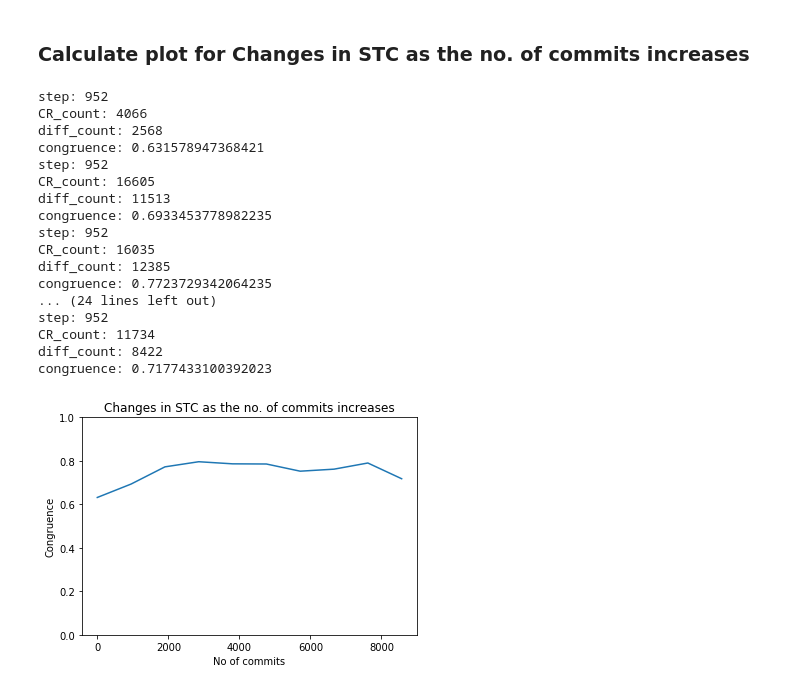
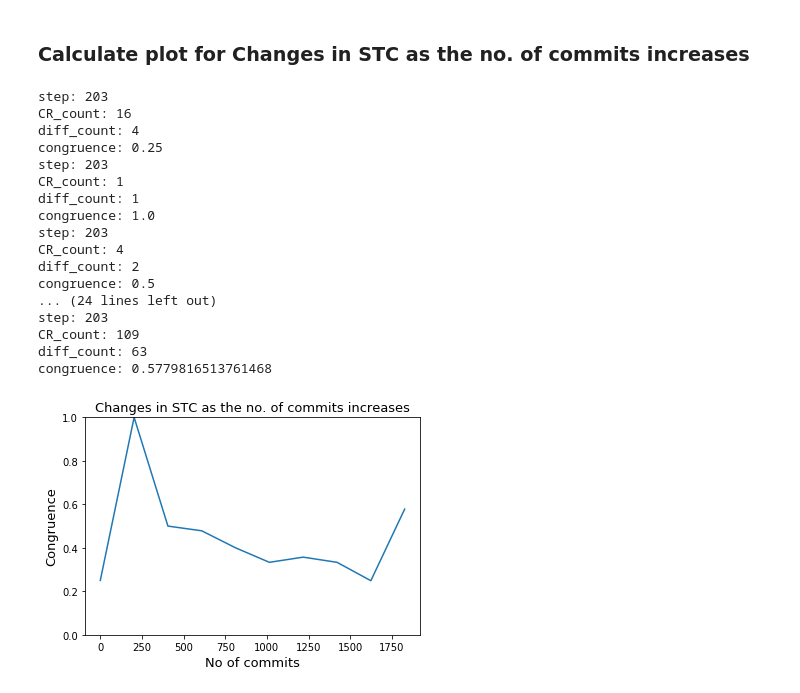
Before and after one commit to vorabrijesh/MS_SEProject, a Jupyter notebook: Calculating Congruence.ipynb, the cells around one changed output. Drawn from its saved outputs; the diff is of its cells as text; code cells hidden in the pictures.

```diff
--- a/Calculating Congruence.ipynb
+++ b/Calculating Congruence.ipynb
@@ -143,8 +143,8 @@ import json
 import numpy as np
 import pandas as pd
 import matplotlib.pyplot as plt
-repo = 'kafka'
-url = "E:\\MS\\Qtr1\\ecs 260 se\\project\\kafka\\.git"
+repo = 'incubator-hivemall'
+url = "E:\\MS\\Qtr1\\ecs 260 se\\project\\incubator-hivemall\\.git"
 steps = []
 congruences = []
 commits = list(Repository(url).traverse_commits())
@@ -251,40 +251,40 @@ for k in range(0,len(commits), step):
     print('congruence:',congruence)
     congruences.append(congruence)
 # %% [output]
-step: 952
-CR_count: 4066
-diff_count: 2568
-congruence: 0.631578947368421
-step: 952
-CR_count: 16605
-diff_count: 11513
-congruence: 0.6933453778982235
-step: 952
-CR_count: 16035
-diff_count: 12385
-congruence: 0.7723729342064235
+step: 203
+CR_count: 16
+diff_count: 4
+congruence: 0.25
+step: 203
+CR_count: 1
+diff_count: 1
+congruence: 1.0
+step: 203
+CR_count: 4
+diff_count: 2
+congruence: 0.5
 ... (24 lines left out)
-step: 952
-CR_count: 11734
-diff_count: 8422
-congruence: 0.7177433100392023
+step: 203
+CR_count: 109
+diff_count: 63
+congruence: 0.5779816513761468
 # %%
 steps = []
 for k in range(0,len(commits), step):
     steps.append(step)
 for i in range(1, len(steps)):
     steps[i] = steps[i]+steps[i-1]
 x_axis = [x-step for x in steps]
 x_axis.pop()
 plt.plot(x_axis, congruences)
-plt.title("Changes in STC as the no. of commits increases")
-plt.xlabel("No of commits")
-plt.ylabel("Congruence")
+plt.title("Changes in STC as the no. of commits increases", fontsize = 13)
+plt.xlabel("No of commits", fontsize=13)
+plt.ylabel("Congruence", fontsize = 13)
 plt.ylim(0,1)
 plt.savefig(repo+'.png')
 plt.show()
 # %% [output]
-[figure, old version]
+[figure, new version]
 # %%
 from pydriller import Repository
 import datetime
```
Also changed, not shown: parts of 3 cells of this notebook, 20 other files.
